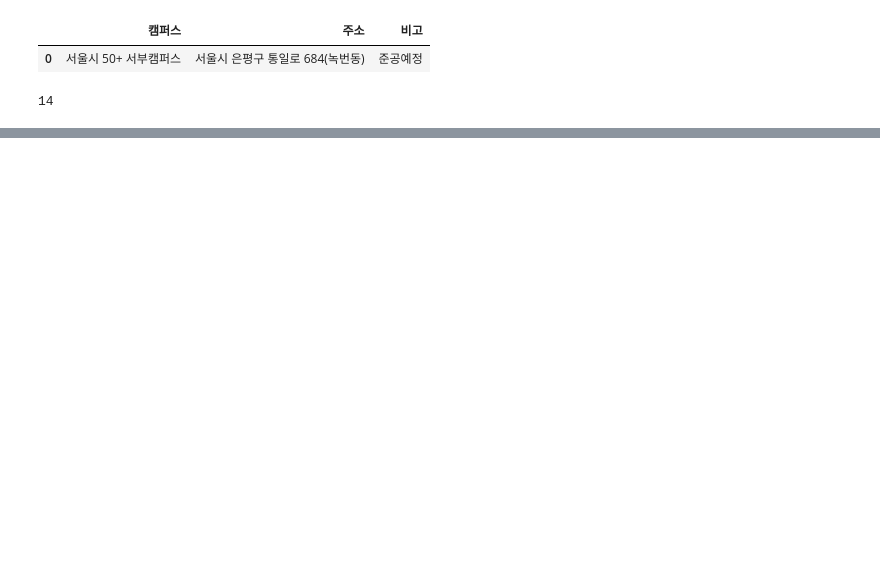
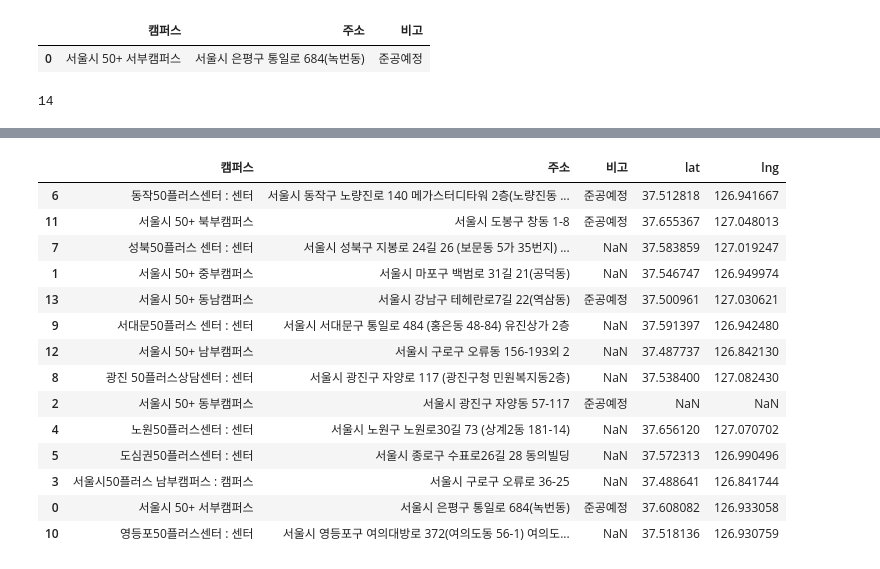
Before and after one commit to canary4651/TIL, a Jupyter notebook: jupyter/빅데이터/노인 데이터.ipynb, the cells around one changed output, grey strips where cells are left out. Drawn from its saved outputs; the diff is of its cells as text; code cells hidden in the pictures; blank space fills up the shorter version.

```diff
--- a/jupyter/빅데이터/노인 데이터.ipynb
+++ b/jupyter/빅데이터/노인 데이터.ipynb
@@ -234,5 +218,5 @@ def geocode(address):
 # %%
-cc = cc.sample(n=14, random_state=1)
+c = c.sample(n=14, random_state=1)
 
-cc.shape
+c.shape
 # %% [output]
@@ -239,0 +265,18 @@ NameError: name 'cc' is not defined
+# %%
+cc
+# %% [output]
+|  | 캠퍼스 | 주소 | 비고 | lat | lng |
+| 6 | 동작50플러스센터 : 센터 | 서울시 동작구 노량진로 140 메가스터디타워 2층(노량진동 ... | 준공예정 | 37.512818 | 126.941667 |
+| 11 | 서울시 50+ 북부캠퍼스 | 서울시 도봉구 창동 1-8 | 준공예정 | 37.655367 | 127.048013 |
+| 7 | 성북50플러스 센터 : 센터 | 서울시 성북구 지봉로 24길 26 (보문동 5가 35번지) ... | NaN | 37.583859 | 127.019247 |
+| 1 | 서울시 50+ 중부캠퍼스 | 서울시 마포구 백범로 31길 21(공덕동) | NaN | 37.546747 | 126.949974 |
+| 13 | 서울시 50+ 동남캠퍼스 | 서울시 강남구 테헤란로7길 22(역삼동) | 준공예정 | 37.500961 | 127.030621 |
+| 9 | 서대문50플러스 센터 : 센터 | 서울시 서대문구 통일로 484 (홍은동 48-84) 유진상가 2층 | NaN | 37.591397 | 126.942480 |
+| 12 | 서울시 50+ 남부캠퍼스 | 서울시 구로구 오류동 156-193외 2 | NaN | 37.487737 | 126.842130 |
+| 8 | 광진 50플러스상담센터 : 센터 | 서울시 광진구 자양로 117 (광진구청 민원복지동2층) | NaN | 37.538400 | 127.082430 |
+| 2 | 서울시 50+ 동부캠퍼스 | 서울시 광진구 자양동 57-117 | 준공예정 | NaN | NaN |
+| 4 | 노원50플러스센터 : 센터 | 서울시 노원구 노원로30길 73 (상계2동 181-14) | NaN | 37.656120 | 127.070702 |
+| 5 | 도심권50플러스센터 : 센터 | 서울시 종로구 수표로26길 28 동의빌딩 | NaN | 37.572313 | 126.990496 |
+| 3 | 서울시50플러스 남부캠퍼스 : 캠퍼스 | 서울시 구로구 오류로 36-25 | NaN | 37.488641 | 126.841744 |
+| 0 | 서울시 50+ 서부캠퍼스 | 서울시 은평구 통일로 684(녹번동) | 준공예정 | 37.608082 | 126.933058 |
+| 10 | 영등포50플러스센터 : 센터 | 서울시 영등포구 여의대방로 372(여의도동 56-1) 여의도... | NaN | 37.518136 | 126.930759 |
```
Also changed, not shown: parts of 19 cells of this notebook, 25 other files.
